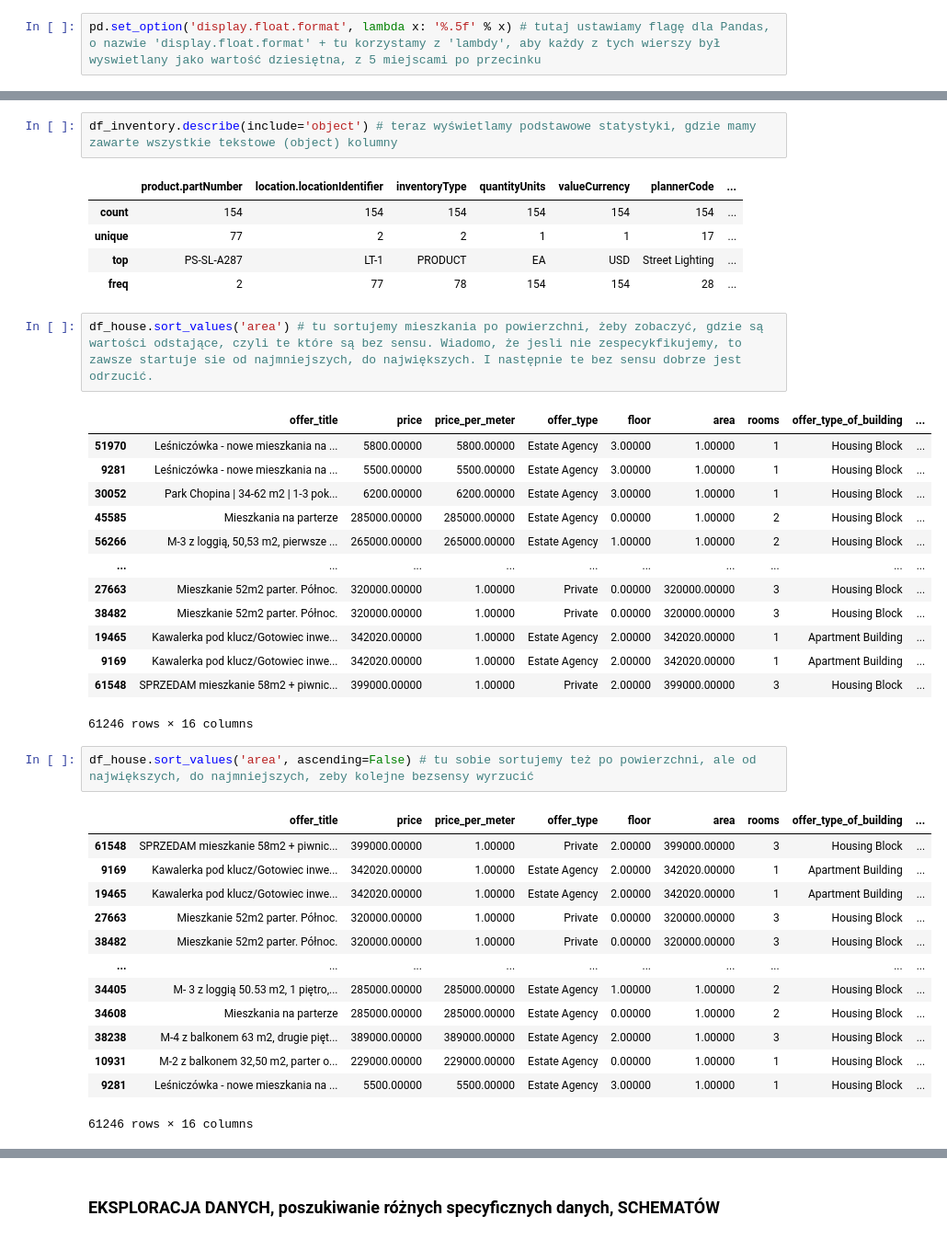
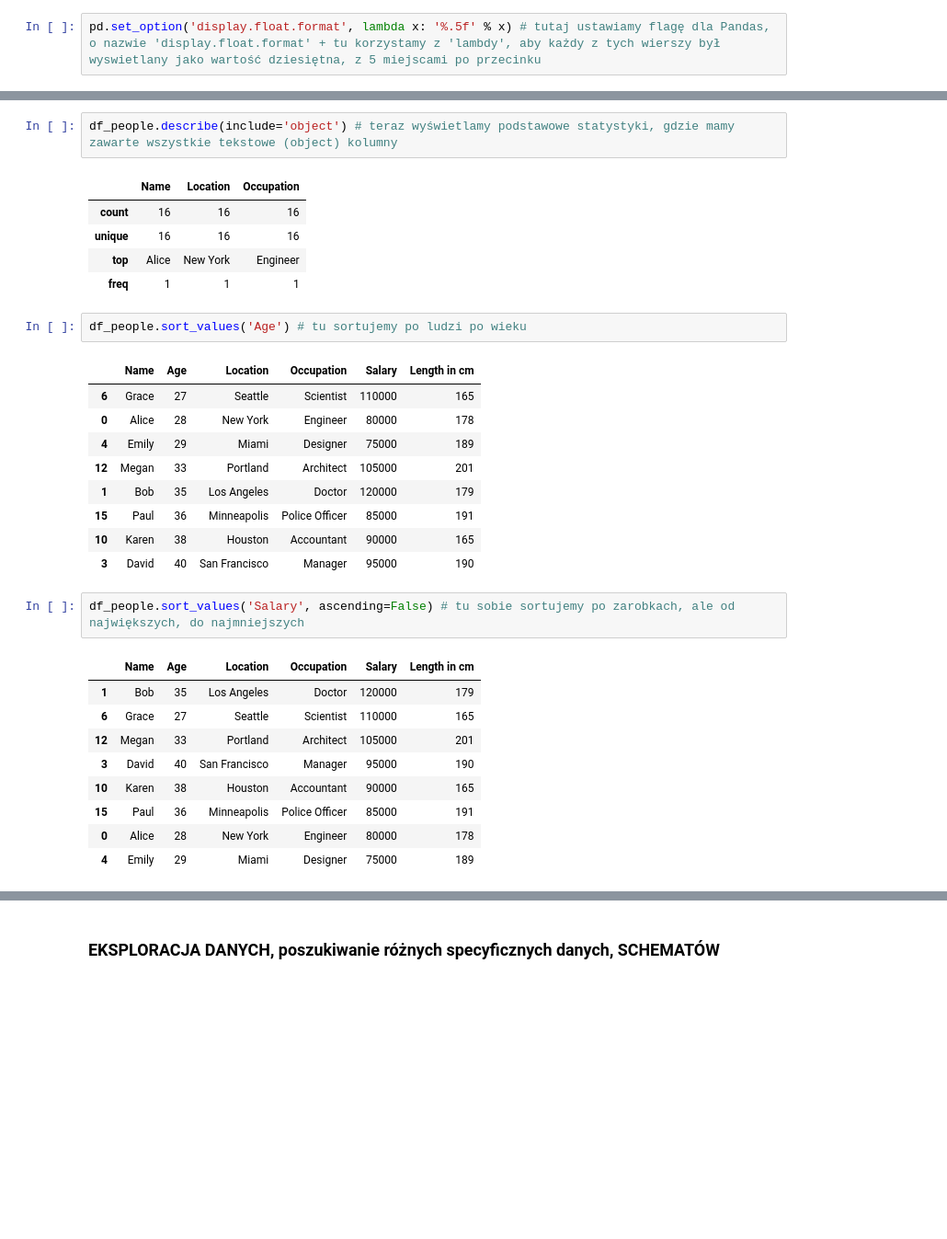
Before and after one commit to PawelWil/PARTII_PawelWiltos_Python_Pandas_Seaborn, a Jupyter notebook: Kod/02_biblioteka_Pythona_PANDAS_to_jest_czesc_Pythona/praca_z_danymi_CzyszczenieDanych.ipynb, the cells around one changed output, grey strips where cells are left out. Shown at 92% size. Cells and saved outputs as stored; diff of their text form; blank space fills up the shorter version.

```diff
--- a/Kod/02_biblioteka_Pythona_PANDAS_to_jest_czesc_Pythona/praca_z_danymi_CzyszczenieDanych.ipynb
+++ b/Kod/02_biblioteka_Pythona_PANDAS_to_jest_czesc_Pythona/praca_z_danymi_CzyszczenieDanych.ipynb
@@ -206,40 +160,32 @@ df_inventory.describe() # Bardzo przydatna Funkcja'describe' - za pomocą które
 # %%
-df_inventory.describe(include='object') # teraz wyświetlamy podstawowe statystyki, gdzie mamy zawarte wszystkie tekstowe (object) kolumny
+df_people.describe(include='object') # teraz wyświetlamy podstawowe statystyki, gdzie mamy zawarte wszystkie tekstowe (object) kolumny
 # %% [output]
-|  | product.partNumber | location.locationIdentifier | inventoryType | quantityUnits | valueCurrency | plannerCode | ... |
-| count | 154 | 154 | 154 | 154 | 154 | 154 | ... |
-| unique | 77 | 2 | 2 | 1 | 1 | 17 | ... |
-| top | PS-SL-A287 | LT-1 | PRODUCT | EA | USD | Street Lighting | ... |
-| freq | 2 | 77 | 78 | 154 | 154 | 28 | ... |
+|  | Name | Location | Occupation |
+| count | 16 | 16 | 16 |
+| unique | 16 | 16 | 16 |
+| top | Alice | New York | Engineer |
+| freq | 1 | 1 | 1 |
-# %%
-df_house.sort_values('area') # tu sortujemy mieszkania po powierzchni, żeby zobaczyć, gdzie są wartości odstające, czyli te które są bez sensu. Wiadomo, że jesli nie zespecykfikujemy, to zawsze startuje sie od najmniejszych, do największych. I następnie te bez sensu dobrze jest odrzucić.
-# %% [output]
-|  | offer_title | price | price_per_meter | offer_type | floor | area | rooms | offer_type_of_building | ... |
-| 51970 | Leśniczówka - nowe mieszkania na ... | 5800.00000 | 5800.00000 | Estate Agency | 3.00000 | 1.00000 | 1 | Housing Block | ... |
-| 9281 | Leśniczówka - nowe mieszkania na ... | 5500.00000 | 5500.00000 | Estate Agency | 3.00000 | 1.00000 | 1 | Housing Block | ... |
-| 30052 | Park Chopina | 34-62 m2 | 1-3 pok... | 6200.00000 | 6200.00000 | Estate Agency | 3.00000 | 1.00000 | 1 | Housing Block | ... |
-| 45585 | Mieszkania na parterze | 285000.00000 | 285000.00000 | Estate Agency | 0.00000 | 1.00000 | 2 | Housing Block | ... |
-| 56266 | M-3 z loggią, 50,53 m2, pierwsze ... | 265000.00000 | 265000.00000 | Estate Agency | 1.00000 | 1.00000 | 2 | Housing Block | ... |
-| ... | ... | ... | ... | ... | ... | ... | ... | ... | ... |
-| 27663 | Mieszkanie 52m2 parter. Północ. | 320000.00000 | 1.00000 | Private | 0.00000 | 320000.00000 | 3 | Housing Block | ... |
-| 38482 | Mieszkanie 52m2 parter. Północ. | 320000.00000 | 1.00000 | Private | 0.00000 | 320000.00000 | 3 | Housing Block | ... |
-| 19465 | Kawalerka pod klucz/Gotowiec inwe... | 342020.00000 | 1.00000 | Estate Agency | 2.00000 | 342020.00000 | 1 | Apartment Building | ... |
-| 9169 | Kawalerka pod klucz/Gotowiec inwe... | 342020.00000 | 1.00000 | Estate Agency | 2.00000 | 342020.00000 | 1 | Apartment Building | ... |
-| 61548 | SPRZEDAM mieszkanie 58m2 + piwnic... | 399000.00000 | 1.00000 | Private | 2.00000 | 399000.00000 | 3 | Housing Block | ... |
-61246 rows × 16 columns
+# %%
+df_people.sort_values('Age') # tu sortujemy po ludzi po wieku
+# %% [output]
+|  | Name | Age | Location | Occupation | Salary | Length in cm |
+| 6 | Grace | 27 | Seattle | Scientist | 110000 | 165 |
+| 0 | Alice | 28 | New York | Engineer | 80000 | 178 |
+| 4 | Emily | 29 | Miami | Designer | 75000 | 189 |
+| 12 | Megan | 33 | Portland | Architect | 105000 | 201 |
+| 1 | Bob | 35 | Los Angeles | Doctor | 120000 | 179 |
+| 15 | Paul | 36 | Minneapolis | Police Officer | 85000 | 191 |
+| 10 | Karen | 38 | Houston | Accountant | 90000 | 165 |
+| 3 | David | 40 | San Francisco | Manager | 95000 | 190 |
 # %%
-df_house.sort_values('area', ascending=False) # tu sobie sortujemy też po powierzchni, ale od największych, do najmniejszych, zeby kolejne bezsensy wyrzucić
+df_people.sort_values('Salary', ascending=False) # tu sobie sortujemy po zarobkach, ale od największych, do najmniejszych
 # %% [output]
-|  | offer_title | price | price_per_meter | offer_type | floor | area | rooms | offer_type_of_building | ... |
-| 61548 | SPRZEDAM mieszkanie 58m2 + piwnic... | 399000.00000 | 1.00000 | Private | 2.00000 | 399000.00000 | 3 | Housing Block | ... |
-| 9169 | Kawalerka pod klucz/Gotowiec inwe... | 342020.00000 | 1.00000 | Estate Agency | 2.00000 | 342020.00000 | 1 | Apartment Building | ... |
-| 19465 | Kawalerka pod klucz/Gotowiec inwe... | 342020.00000 | 1.00000 | Estate Agency | 2.00000 | 342020.00000 | 1 | Apartment Building | ... |
-| 27663 | Mieszkanie 52m2 parter. Północ. | 320000.00000 | 1.00000 | Private | 0.00000 | 320000.00000 | 3 | Housing Block | ... |
-| 38482 | Mieszkanie 52m2 parter. Północ. | 320000.00000 | 1.00000 | Private | 0.00000 | 320000.00000 | 3 | Housing Block | ... |
-| ... | ... | ... | ... | ... | ... | ... | ... | ... | ... |
-| 34405 | M- 3 z loggią 50.53 m2, 1 piętro,... | 285000.00000 | 285000.00000 | Estate Agency | 1.00000 | 1.00000 | 2 | Housing Block | ... |
-| 34608 | Mieszkania na parterze | 285000.00000 | 285000.00000 | Estate Agency | 0.00000 | 1.00000 | 2 | Housing Block | ... |
-| 38238 | M-4 z balkonem 63 m2, drugie pięt... | 389000.00000 | 389000.00000 | Estate Agency | 2.00000 | 1.00000 | 3 | Housing Block | ... |
-| 10931 | M-2 z balkonem 32,50 m2, parter o... | 229000.00000 | 229000.00000 | Estate Agency | 0.00000 | 1.00000 | 1 | Housing Block | ... |
-| 9281 | Leśniczówka - nowe mieszkania na ... | 5500.00000 | 5500.00000 | Estate Agency | 3.00000 | 1.00000 | 1 | Housing Block | ... |
+|  | Name | Age | Location | Occupation | Salary | Length in cm |
+| 1 | Bob | 35 | Los Angeles | Doctor | 120000 | 179 |
+| 6 | Grace | 27 | Seattle | Scientist | 110000 | 165 |
+| 12 | Megan | 33 | Portland | Architect | 105000 | 201 |
+| 3 | David | 40 | San Francisco | Manager | 95000 | 190 |
+| 10 | Karen | 38 | Houston | Accountant | 90000 | 165 |
+| 15 | Paul | 36 | Minneapolis | Police Officer | 85000 | 191 |
+| 0 | Alice | 28 | New York | Engineer | 80000 | 178 |
+| 4 | Emily | 29 | Miami | Designer | 75000 | 189 |
-61246 rows × 16 columns
```
Also changed, not shown: parts of 30 cells of this notebook.
